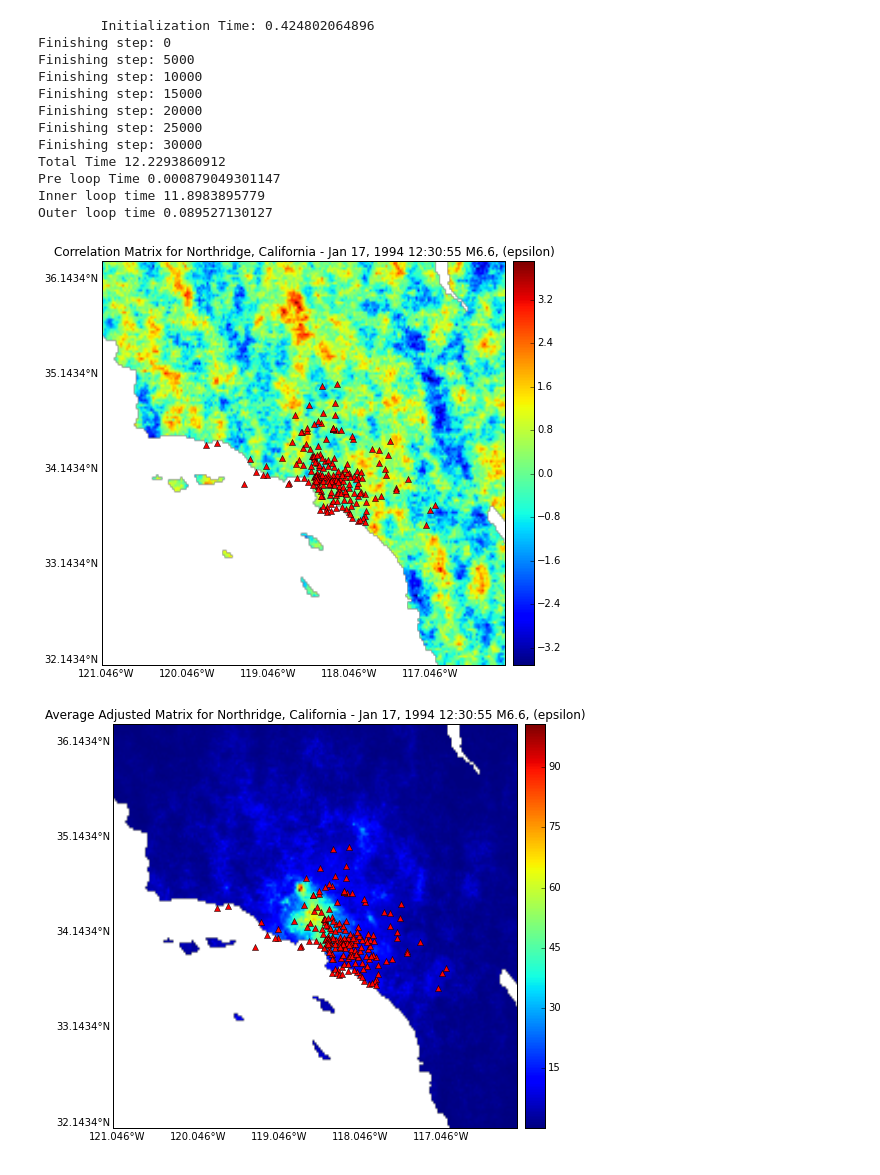
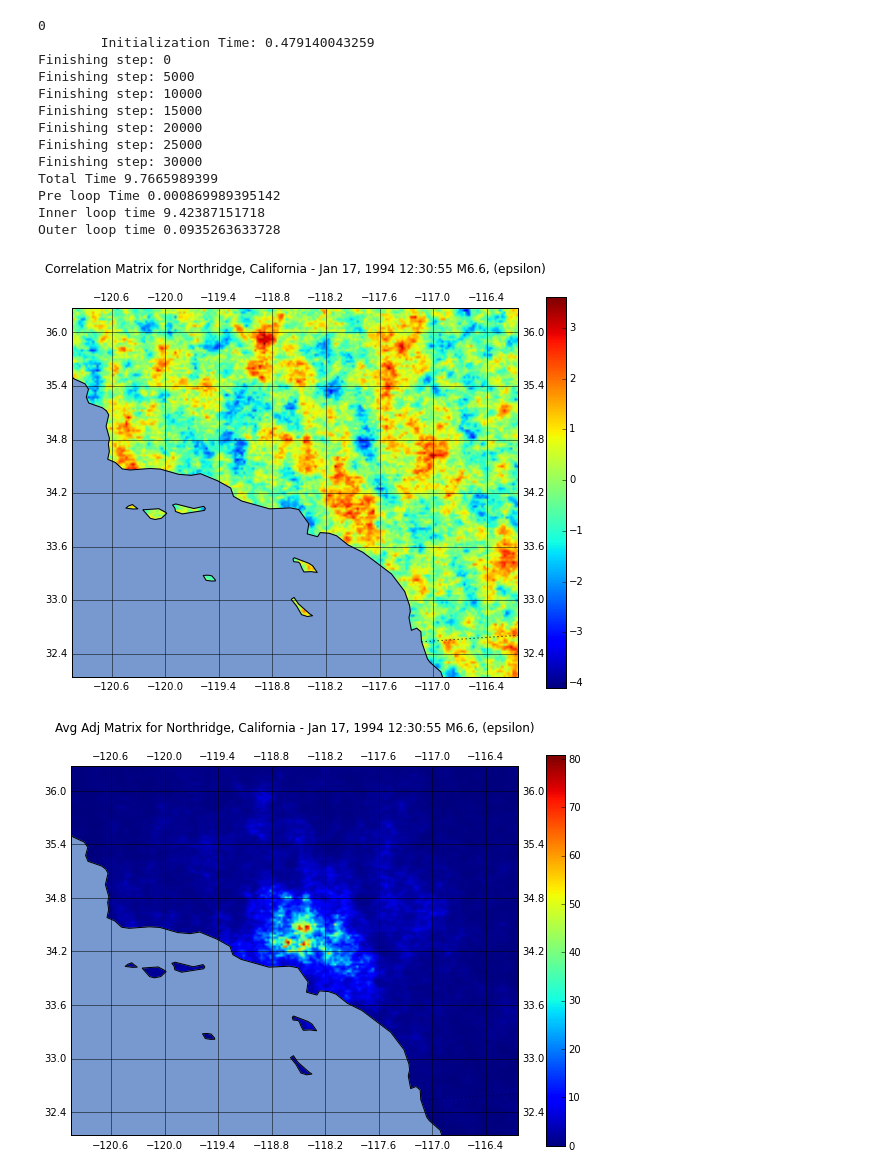
Before and after one commit to sverros/Correlation, a Jupyter notebook: Successive Code.ipynb, the cells around one changed output. Saved outputs shown, nothing was run; the diff lists cells and outputs as text; code cells hidden in the pictures.

Commit message:
Added testing function, plotting

```diff
--- a/Successive Code.ipynb
+++ b/Successive Code.ipynb
@@ -7,7 +7,6 @@ from neicio.readstation import readStation
 from neicio.shake import ShakeGrid
 from neicio.gmt import GMTGrid
 import time
-from mpl_toolkits.basemap import Basemap
 from matplotlib import cm
 from Correlation.setup import initialize
 from Correlation.loop import main
@@ -18,7 +17,7 @@ from Correlation.plotting import plot
 voi = 'PGA'
 
 # Specify the radius of interest
-r = 6
+r = 15
 
 # Specify number of realizations
 num_realizations = 1
@@ -28,53 +27,51 @@ intensity_factor = 0.9
 
 # Get shakemap for desired variable, PGA, uncertainty grid and stationdata
 # Selected Stations: Units in pctg
-shakemap = ShakeGrid('/Users/sverros/Documents/output/grid.xml', variable = '%s' % voi)
+shakemap = ShakeGrid('/Input/grid.xml', variable = '%s' % voi)
 
 # Uncertainty Data: Units in ln(pctg)
-uncertainty = ShakeGrid('/Users/sverros/Documents/output/uncertainty.xml', variable= 'STD%s' % voi)
+uncertainty = ShakeGrid('/Input/uncertainty.xml', variable= 'STD%s' % voi)
 
 # Station Data: Units in pctg
-stationlist = '/Users/sverros/Documents/output/stationlist.xml'
+stationlist = '/Input/stationlist.xml'
 stationdata = readStation(stationlist)
 
-# Used for plotting
-topofile = '/Users/sverros/Documents/etopo1_bed_g_f4.grd'
-
-
+print np.size(stationdata['pga'])
 # Sets up grid spacing, site collections, and other data values
 # optional parameters: dm, dn, the grid discritization defaulting to 1
 variables = initialize(shakemap, uncertainty, stationdata)
 
 # Calculate the random array, stored for testing
 rand = np.random.randn(variables['N']*variables['M'])
 
 # Main program for computing spatial correlation
 # Output is a dictionary with the following keys
 #     cor- grid of spatially correlated epsilon
 #     data- grid of ShakeMap data
 #     data_new- data with added spatial correlation
 #     grid_arr- array for storing grid indices for multiple realizations
 #     mu_arr- array for storing Sig21.T*Sig11inv for multiple realizations
 #     sigma_arr- array for storing sigma for multiple realizations
 out = main(variables, r, voi, rand, intensity_factor)
 
 # Calculate multiple realizations
 ACCUM_ARRAY = realizations(num_realizations, variables['N'], variables['M'], out['grid_arr'],
                            out['mu_arr'], out['sigma_arr'], variables['uncertaintydata'], out['data'])
 
-plot(out, variables, voi, shakemap, stationdata, topofile, ACCUM_ARRAY)
+plot(out, variables, voi, shakemap, stationdata, ACCUM_ARRAY)
 # %% [output]
-        Initialization Time: 0.424802064896
+0
+        Initialization Time: 0.479140043259
 Finishing step: 0
 Finishing step: 5000
 Finishing step: 10000
 Finishing step: 15000
 Finishing step: 20000
 Finishing step: 25000
 Finishing step: 30000
-Total Time 12.2293860912
-Pre loop Time 0.000879049301147
-Inner loop time 11.8983895779
-Outer loop time 0.089527130127
+Total Time 9.7665989399
+Pre loop Time 0.000869989395142
+Inner loop time 9.42387151718
+Outer loop time 0.0935263633728
-[figure, old version]
+[figure, new version]
-[figure, old version]
+[figure, new version]
```
Also changed, not shown: parts of 3 cells of this notebook, 10 other files.
